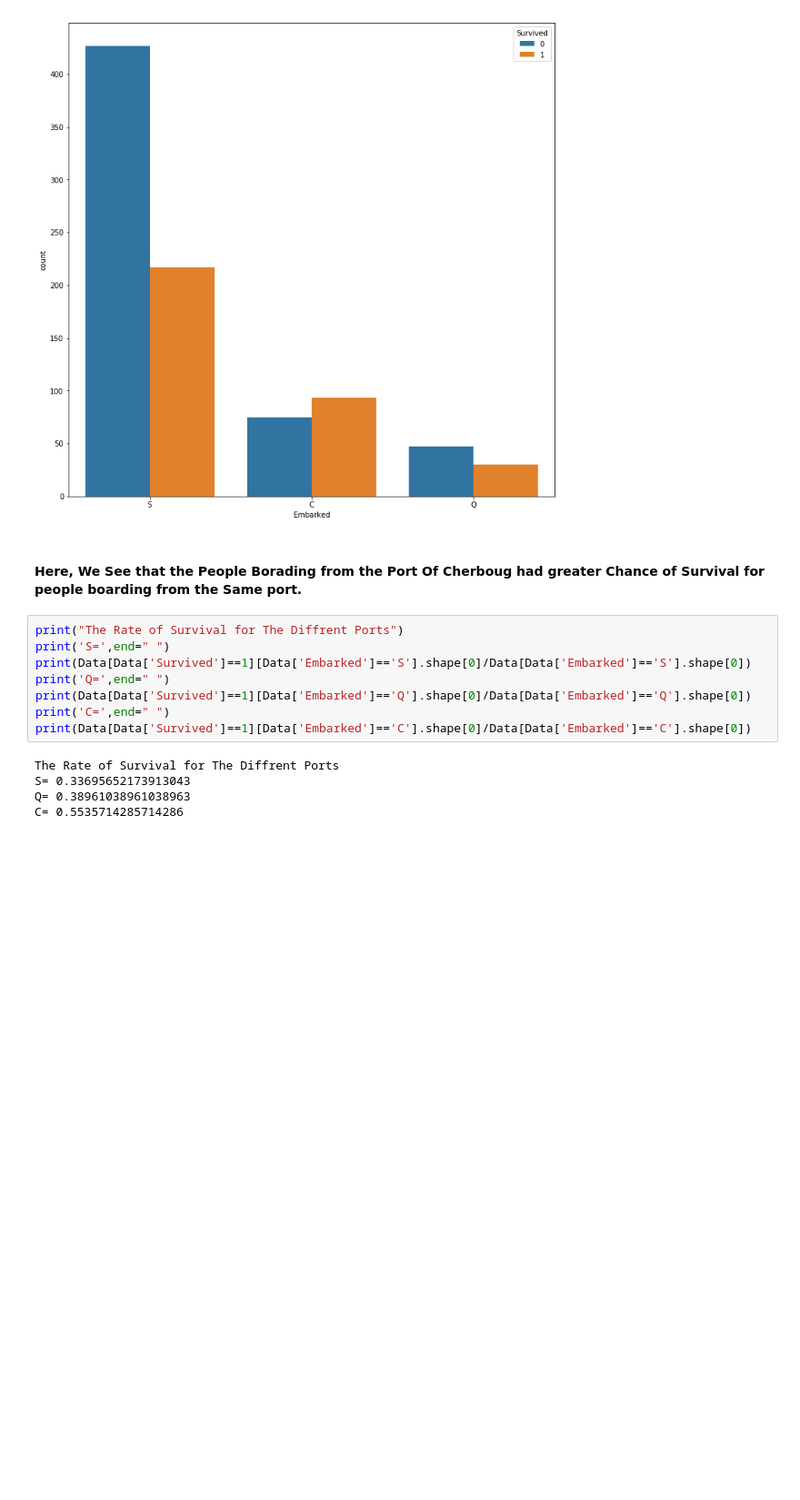
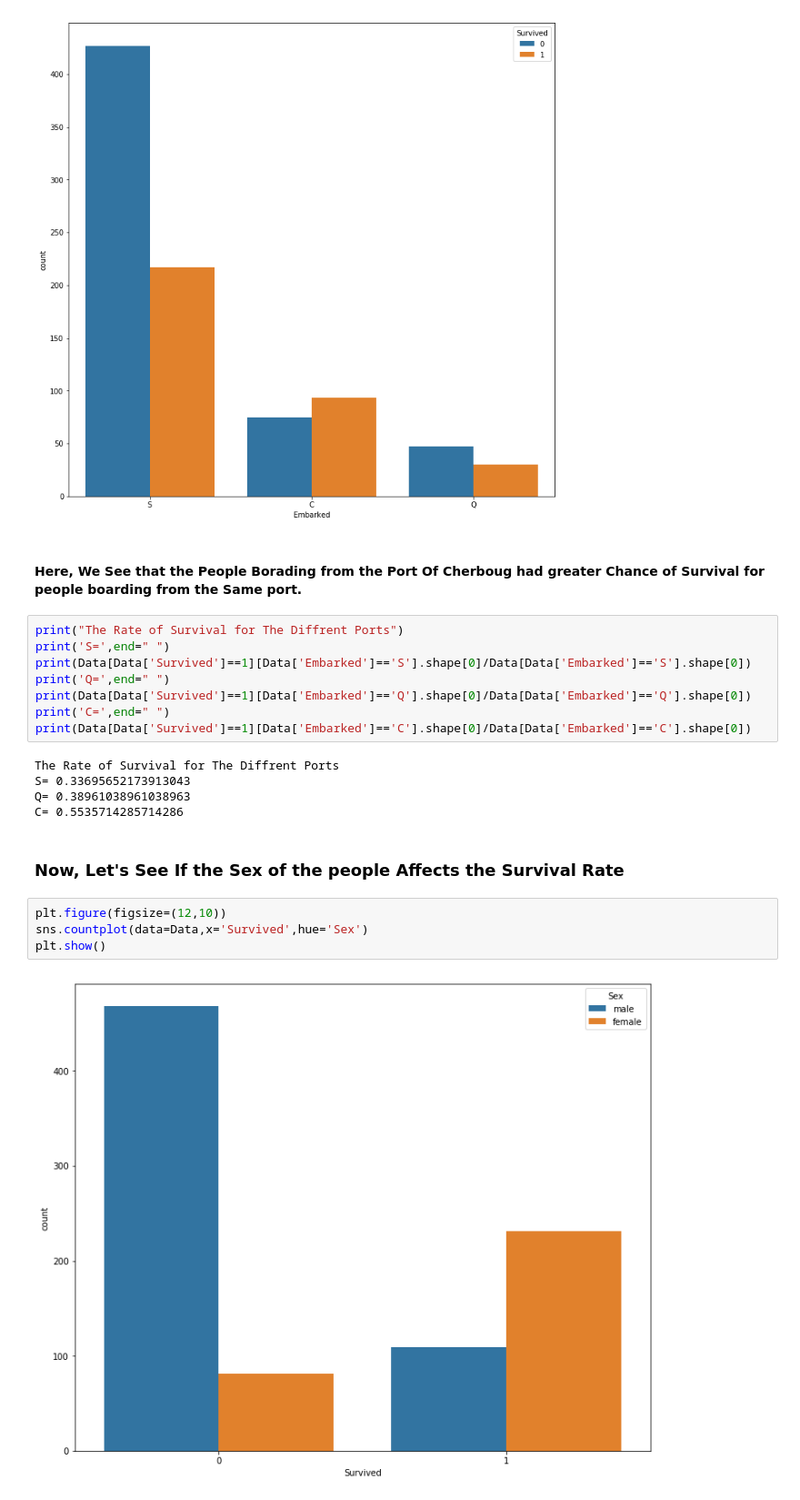
Before and after one commit to AjishKalia99/Titanic, a Jupyter notebook: Analysis.ipynb, the cells around one changed output. Shown at 91% size. Drawn from its saved outputs; the diff is of its cells as text; blank space fills up the shorter version.

```diff
--- a/Analysis.ipynb
+++ b/Analysis.ipynb
@@ -193,3 +193,11 @@ The Rate of Survival for The Diffrent Ports
 S= 0.33695652173913043
 Q= 0.38961038961038963
 C= 0.5535714285714286
+# %% [markdown]
+<H3>Now, Let's See If the Sex of the people Affects the Survival Rate</H3>
+# %%
+plt.figure(figsize=(12,10))
+sns.countplot(data=Data,x='Survived',hue='Sex')
+plt.show()
+# %% [output]
+[figure, added]
```
Also changed, not shown: parts of 3 cells of this notebook.
